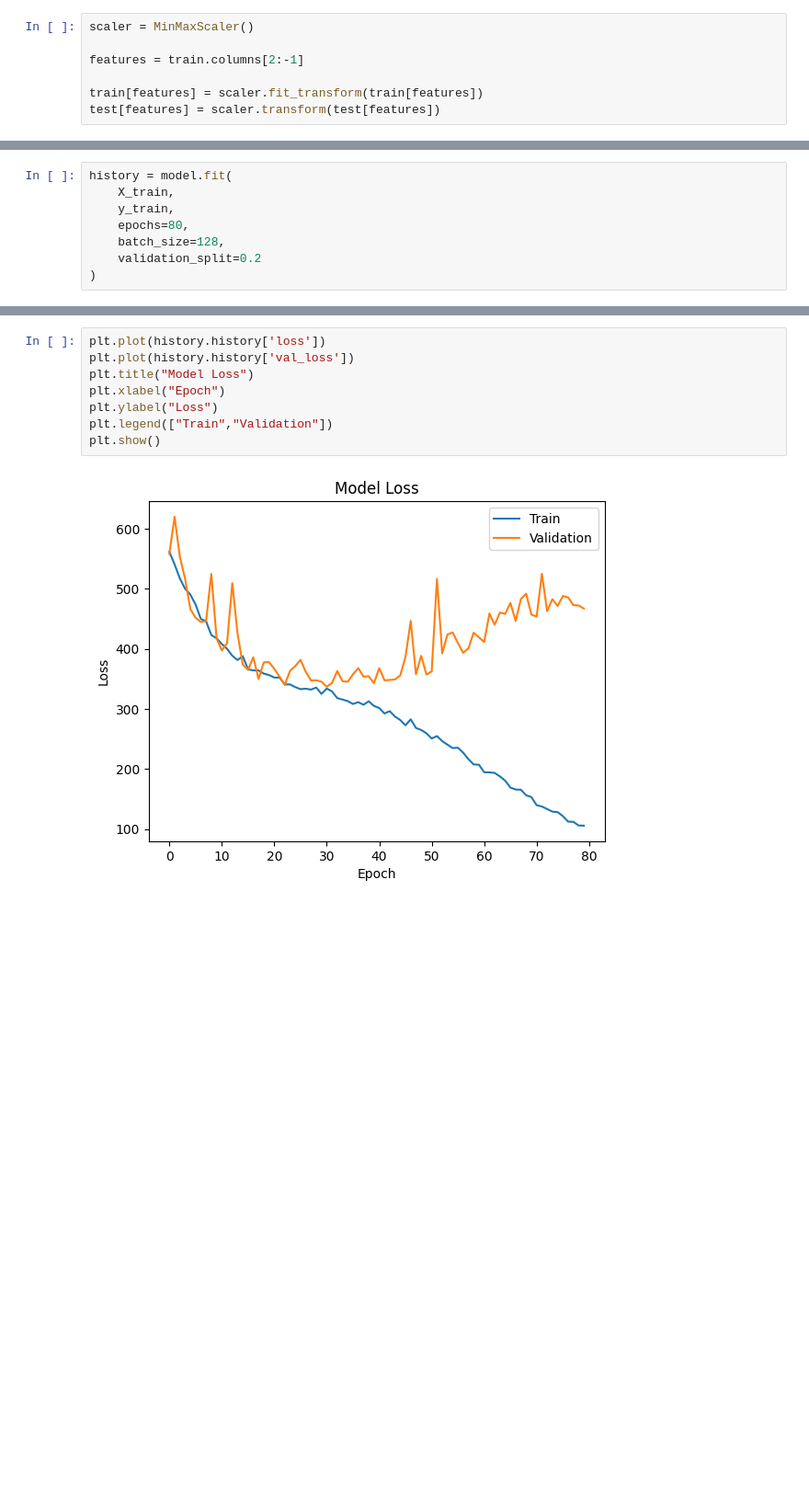
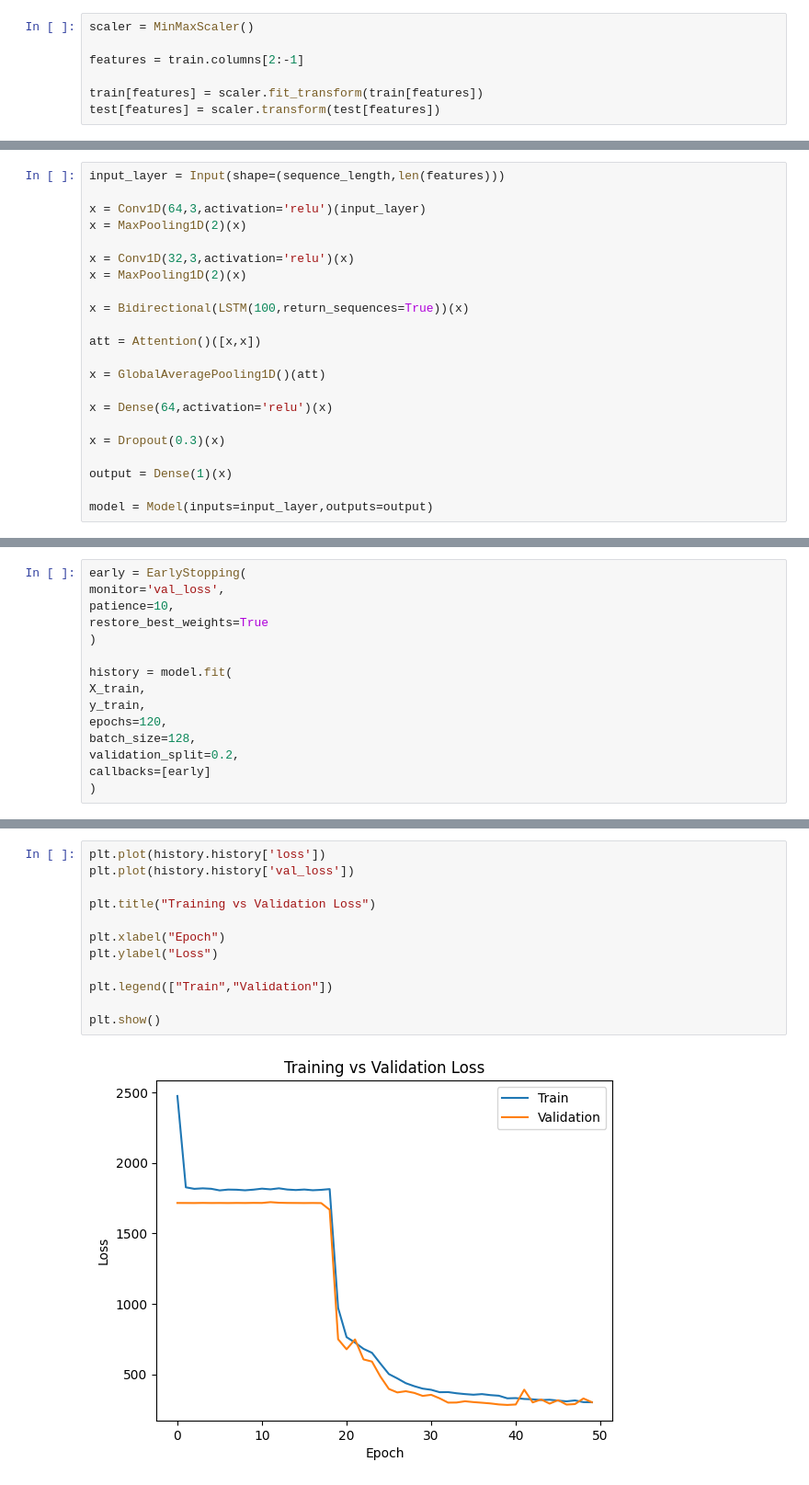
Before and after one commit to mohiuddinarafat17/CMAPSSData, a Jupyter notebook: fd002.ipynb, the cells around one changed output, grey strips where cells are left out. Shown at 92% size. Drawn from its saved outputs; the diff is of its cells as text; blank space fills up the shorter version.

```diff
--- a/fd002.ipynb
+++ b/fd002.ipynb
@@ -138,2 +158,24 @@ model.add(Dense(1))
+# %%
+input_layer = Input(shape=(sequence_length,len(features)))
+
+x = Conv1D(64,3,activation='relu')(input_layer)
+x = MaxPooling1D(2)(x)
+
+x = Conv1D(32,3,activation='relu')(x)
+x = MaxPooling1D(2)(x)
+
+x = Bidirectional(LSTM(100,return_sequences=True))(x)
+
+att = Attention()([x,x])
+
+x = GlobalAveragePooling1D()(att)
+
+x = Dense(64,activation='relu')(x)
+
+x = Dropout(0.3)(x)
+
+output = Dense(1)(x)
+
+model = Model(inputs=input_layer,outputs=output)
 # %%
 model.compile(
@@ -142,10 +184,17 @@ model.compile(
 )
 # %%
+early = EarlyStopping(
+monitor='val_loss',
+patience=10,
+restore_best_weights=True
+)
+
 history = model.fit(
-    X_train,
-    y_train,
-    epochs=80,
-    batch_size=128,
-    validation_split=0.2
+X_train,
+y_train,
+epochs=120,
+batch_size=128,
+validation_split=0.2,
+callbacks=[early]
 )
 # %% [output]
@@ -197,10 +256,14 @@ RMSE: 30.43144350677848
 # %%
 plt.plot(history.history['loss'])
 plt.plot(history.history['val_loss'])
-plt.title("Model Loss")
+
+plt.title("Training vs Validation Loss")
+
 plt.xlabel("Epoch")
 plt.ylabel("Loss")
+
 plt.legend(["Train","Validation"])
+
 plt.show()
 # %% [output]
-[figure, old version]
+[figure, new version]
```
Also changed, not shown: parts of 11 cells of this notebook.
